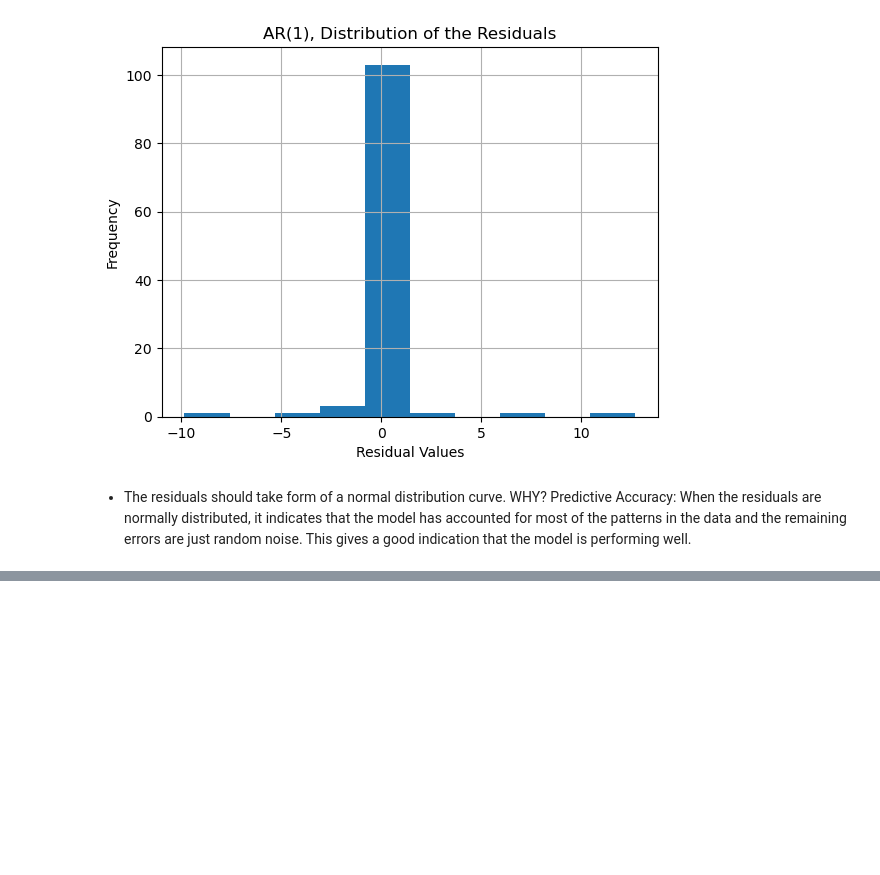
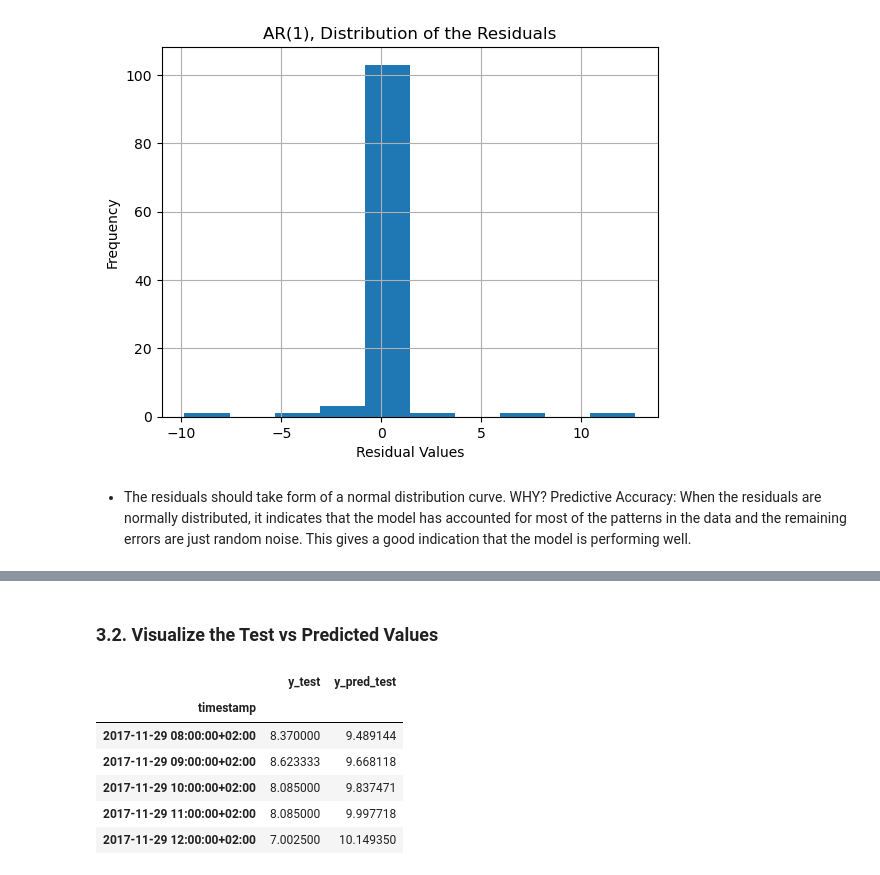
Before and after one commit to dumisanimukuchura/Air-Quality-in-Durban-Part-3-AutoRegressive-Model-with-TimeSeries-Data-from-MongoDB, a Jupyter notebook: notebook/Air-Quality-in-Durban-Part-3-AutoRegressive-Model-with-TimeSeries-Data-from-MongoDB.ipynb, the cells around one changed output, grey strips where cells are left out. Saved outputs shown, nothing was run; the diff lists cells and outputs as text; code cells hidden in the pictures; blank space fills up the shorter version.

```diff
--- a/notebook/Air-Quality-in-Durban-Part-3-AutoRegressive-Model-with-TimeSeries-Data-from-MongoDB.ipynb
+++ b/notebook/Air-Quality-in-Durban-Part-3-AutoRegressive-Model-with-TimeSeries-Data-from-MongoDB.ipynb
@@ -211,0 +225,19 @@ plt.ylabel("Correlation ")
+# %% [markdown]
+### 3.2. Visualize the Test vs Predicted Values
+# %%
+#Create the Dataset for the Test - Actual and Predict - Remember it is a series so there is a need to set an index
+
+df_pred_test = pd.DataFrame(
+    {"y_test": y_test,
+     "y_pred_test": y_pred_test
+    }, index=y_test.index
+)
+df_pred_test.head()
+# %% [output]
+|  | y_test | y_pred_test |
+| timestamp |  |  |
+| 2017-11-29 08:00:00+02:00 | 8.370000 | 9.489144 |
+| 2017-11-29 09:00:00+02:00 | 8.623333 | 9.668118 |
+| 2017-11-29 10:00:00+02:00 | 8.085000 | 9.837471 |
+| 2017-11-29 11:00:00+02:00 | 8.085000 | 9.997718 |
+| 2017-11-29 12:00:00+02:00 | 7.002500 | 10.149350 |
```
Also changed, not shown: parts of 12 cells of this notebook.
